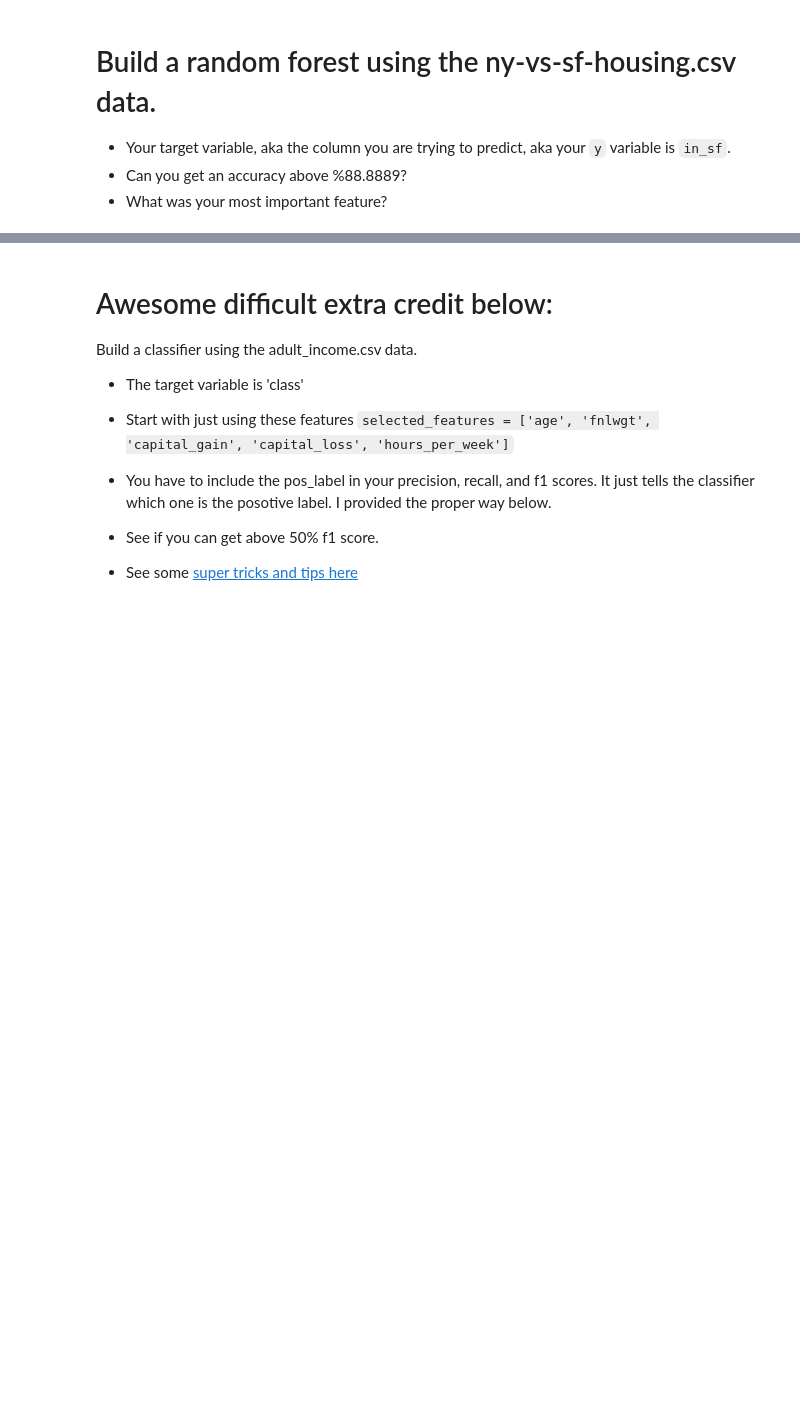
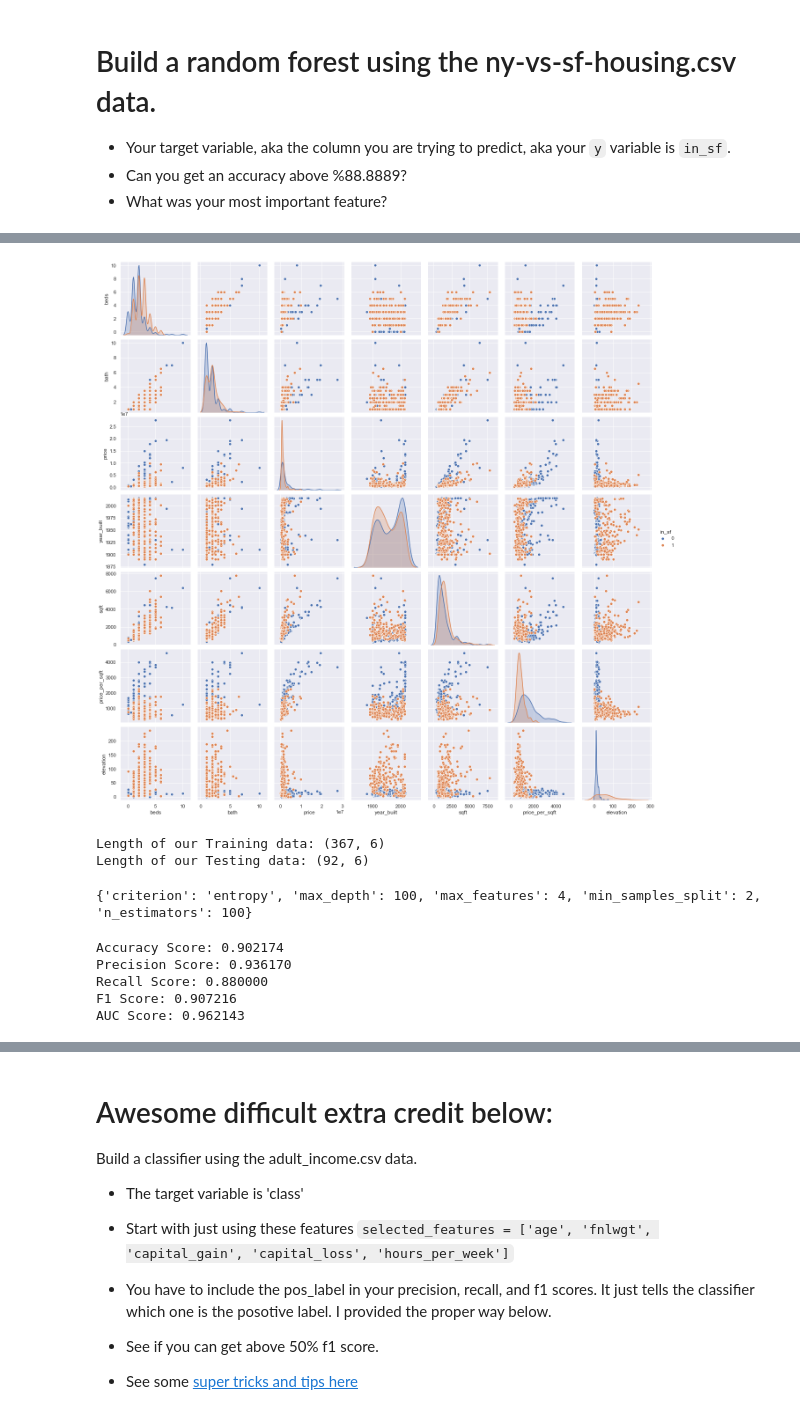
Before and after one commit to hMRZQ21/2022-fall-data-science, a Jupyter notebook: Week-05-RandomForest/Exercise-RandomForests.ipynb, the cells around one changed output, grey strips where cells are left out. Cells and saved outputs as stored; diff of their text form; code cells hidden in the pictures; blank space fills up the shorter version.

```diff
--- a/Week-05-RandomForest/Exercise-RandomForests.ipynb
+++ b/Week-05-RandomForest/Exercise-RandomForests.ipynb
@@ -308,0 +451,5 @@ df.head()
+# %%
+# drop duplicates and check again
+
+df.drop_duplicates(inplace=True)
+df.duplicated().sum()
@@ -309,2 +472,7 @@ df.head()
+# %%
+# quick pairplot
+sns.pairplot(df, hue='in_sf');
+# %% [output]
+[figure, added]
 # %%
 # BUILD, TRAIN, AND EVAULATE A RANDOM FOREST MODEL BELOW.
@@ -310,0 +483,8 @@ df.head()
+# %%
+# training split
+X_train, X_test, y_train, y_test = train_test_split(X, y, test_size=0.2, random_state=45)
+
+print('Length of our Training data:', X_train.shape, '\nLength of our Testing data:', X_test.shape)
+# %% [output]
+Length of our Training data: (367, 6)
+Length of our Testing data: (92, 6)
@@ -310,0 +505,37 @@ df.head()
+# %%
+# finding the best parameters
+
+grid_search_cv.fit(X_train, y_train);
+print(grid_search_cv.best_params_)
+# %% [output]
+{'criterion': 'entropy', 'max_depth': 100, 'max_features': 4, 'min_samples_split': 2, 'n_estimators': 100}
+# %%
+# model optimized for highest f1 score
+model = grid_search_cv.best_estimator_
+
+# Now lets evaluate our model
+y_pred = model.predict(X_test)
+
+accuracy = accuracy_score(y_true=y_test, y_pred=y_pred)
+print("Accuracy Score: %f" % accuracy)
+
+precision = precision_score(y_true=y_test, y_pred=y_pred)
+print("Precision Score: %f" % precision)
+
+recall = recall_score(y_true=y_test, y_pred=y_pred)
+print("Recall Score: %f" % recall)
+
+f1 = f1_score(y_true=y_test, y_pred=y_pred)
+print('F1 Score: %f' % f1)
+
+# Calculate predicted probabilities, keep only probability for when class = 1
+
+y_pred_proba = model.predict_proba(X_test)[:,1]
+auc = roc_auc_score(y_true=y_test, y_score=y_pred_proba)
+print('AUC Score: %f' % auc)
+# %% [output]
+Accuracy Score: 0.902174
+Precision Score: 0.936170
+Recall Score: 0.880000
+F1 Score: 0.907216
+AUC Score: 0.962143
```
Also changed, not shown: parts of 35 cells of this notebook.
